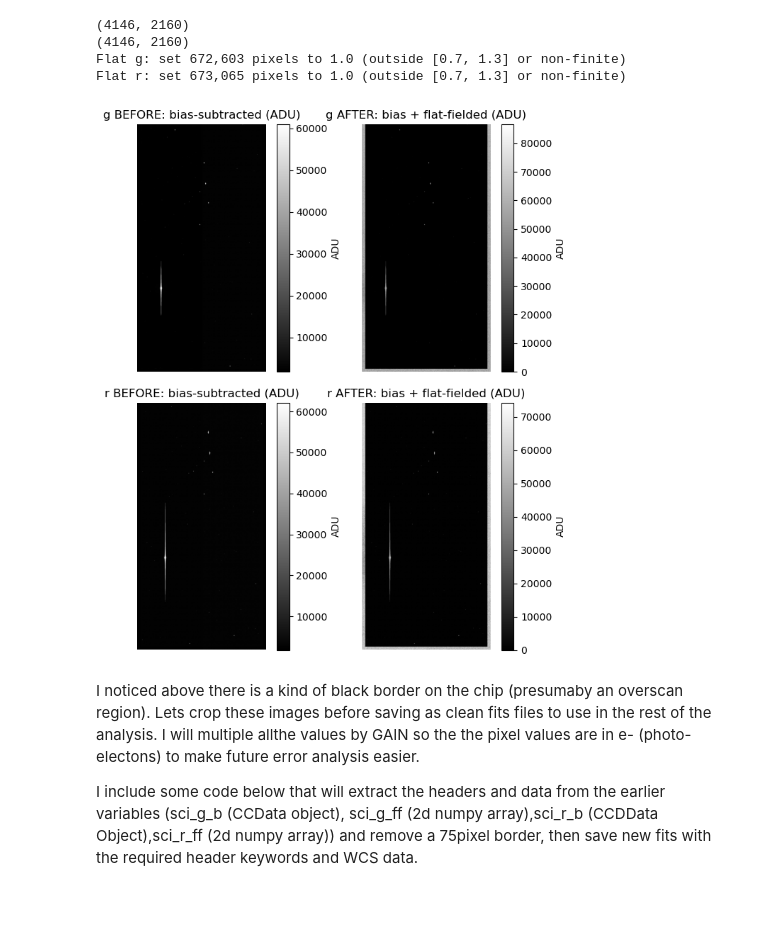
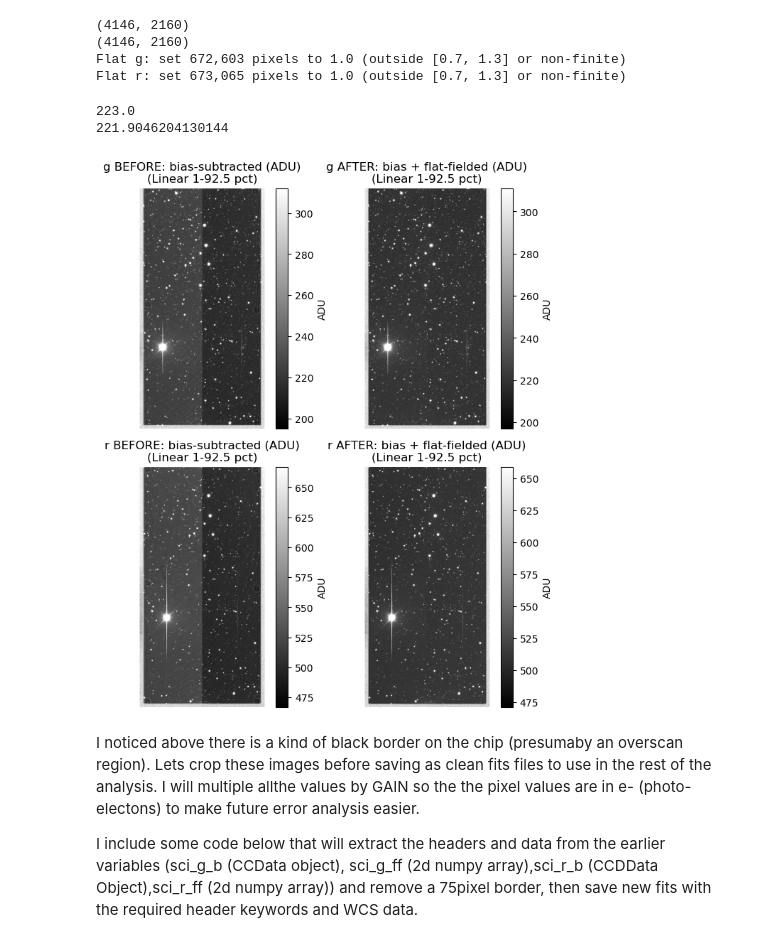
Before and after one commit to oliviergilbertastro/UMich, a Jupyter notebook: ASTRO501/hw1b/HW1b_v1.1.ipynb, the cells around one changed output. Saved outputs shown, nothing was run; the diff lists cells and outputs as text; code cells hidden in the pictures; blank space fills up the shorter version.

```diff
--- a/ASTRO501/hw1b/HW1b_v1.1.ipynb
+++ b/ASTRO501/hw1b/HW1b_v1.1.ipynb
@@ -453,26 +453,34 @@ Flat g: set 672,603 pixels to 1.0 (outside [0.7, 1.3] or non-finite)
 Flat r: set 673,065 pixels to 1.0 (outside [0.7, 1.3] or non-finite)
 # %%
 # your code goes here.
-sci_g_b = (sci_g.data-bias.data)/(flat_g_clip)
-sci_r_b = (sci_r.data-bias.data)/(flat_r_clip)
-sci_g_b = CCDData(sci_g_b, wcs=sci_g.wcs, unit=sci_g.unit, meta=sci_g.meta)
-sci_r_b = CCDData(sci_r_b, wcs=sci_g.wcs, unit=sci_g.unit, meta=sci_g.meta)
-
+sci_g_b = sci_g_bias_substracted
+sci_r_b = sci_r_bias_substracted
+sci_g_bf = sci_g_b/(flat_g_clip)
+sci_r_bf = sci_r_b/(flat_r_clip)
+sci_g_bf = CCDData(sci_g_bf, wcs=sci_g.wcs, unit=sci_g.unit, meta=sci_g.meta)
+sci_r_bf = CCDData(sci_r_bf, wcs=sci_g.wcs, unit=sci_g.unit, meta=sci_g.meta)
+print(np.median(sci_g_b.data))
+print(np.median(sci_g_bf.data))
 fig, axes = plt.subplots(2,2, figsize=(7,8))
+import matplotlib.colors as colors
 for i, f in enumerate("gr"):
-    before_plot = axes[i][0].imshow(sci_g.data if f=="g" else sci_r.data, cmap="gray", origin="lower")
+    norm = colors.Normalize(vmin=np.quantile(sci_g_b.data if f=="g" else sci_r_b.data, 0.01), vmax=np.quantile(sci_g_b.data if f=="g" else sci_r_b.data, 0.925), clip=True)
+    before_plot = axes[i][0].imshow(sci_g_b.data if f=="g" else sci_r_b.data, cmap="gray", origin="lower", norm=norm)
     fig.colorbar(before_plot, label="ADU")
     axes[i][0].axis("off")
-    axes[i][0].set_title(f"{f} BEFORE: bias-subtracted (ADU)")
-    after_plot = axes[i][1].imshow(sci_g_b.data if f=="g" else sci_r_b.data, cmap="gray", origin="lower")
+    axes[i][0].set_title(f"{f} BEFORE: bias-subtracted (ADU)\n(Linear 1-92.5 pct)")
+    norm = colors.Normalize(vmin=np.quantile(sci_g_bf.data if f=="g" else sci_r_bf.data, 0.01), vmax=np.quantile(sci_g_bf.data if f=="g" else sci_r_bf.data, 0.925), clip=True)
+    after_plot = axes[i][1].imshow(sci_g_bf.data if f=="g" else sci_r_bf.data, cmap="gray", origin="lower", norm=norm)
     fig.colorbar(after_plot, label="ADU")
     axes[i][1].axis("off")
-    axes[i][1].set_title(f"{f} AFTER: bias + flat-fielded (ADU)")
+    axes[i][1].set_title(f"{f} AFTER: bias + flat-fielded (ADU)\n(Linear 1-92.5 pct)")
 plt.tight_layout()
 plt.savefig("P3.png")
 plt.show()
 # %% [output]
+223.0
+221.9046204130144
-[figure, old version]
+[figure, new version]
 # %% [markdown]
 I noticed above there is a kind of black border on the chip (presumaby an overscan region). Lets crop these images before saving as clean fits files to use in the rest of the analysis.  I will multiple allthe values by GAIN so the the pixel values are in e- (photo-electons) to make future error analysis easier.
 
```
Also changed, not shown: 1 other file.
